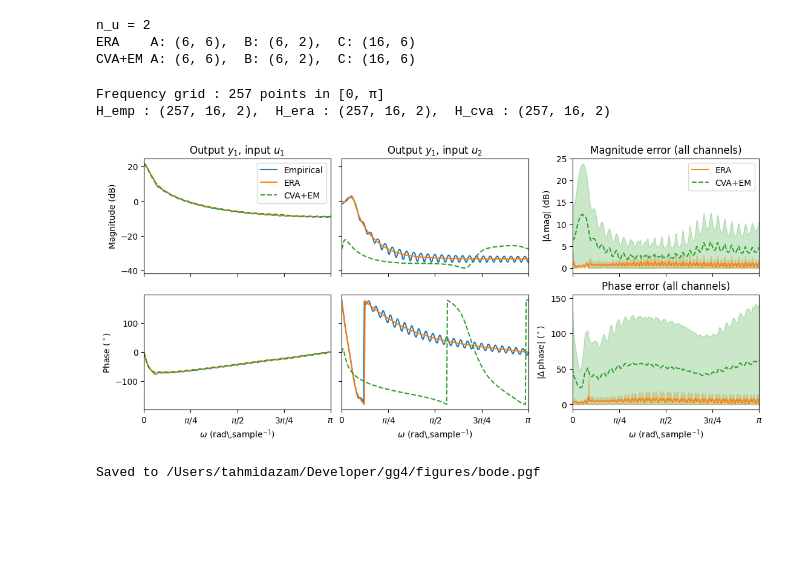
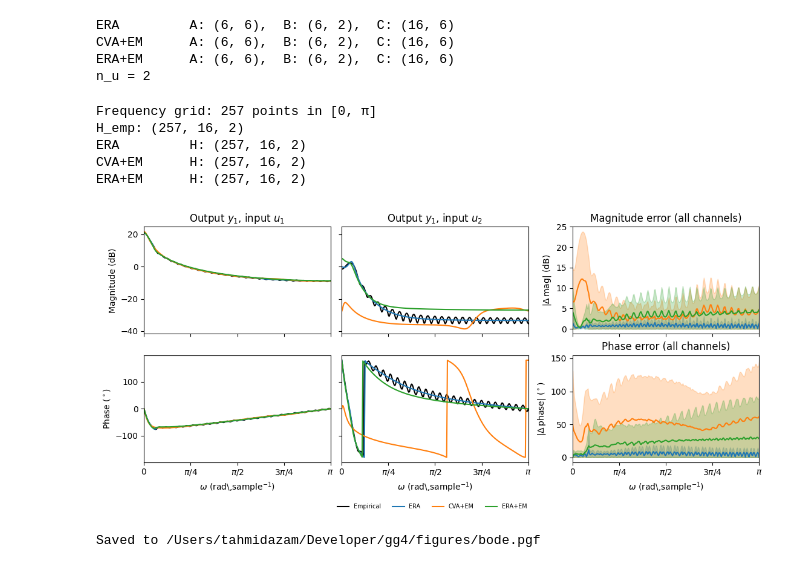
Before and after one commit to tahmidazam/gg4, a Jupyter notebook: notebooks/bode/bode.ipynb, the cells around one changed output. Drawn from its saved outputs; the diff is of its cells as text; code cells hidden in the pictures; blank space fills up the shorter version.

```diff
--- a/notebooks/bode/bode.ipynb
+++ b/notebooks/bode/bode.ipynb
@@ -25,57 +35,51 @@ from pgf_utils import (
 # %%
 # ── experiment constants ───────────────────────────────────────────────────────
-RANDOM_SEED    = 0
-N_MARKOV       = 55    # must match the id notebook
-N_FFT          = 512   # zero-pad for a smooth empirical curve
 DISPLAY_OUTPUT = 0     # output (neuron) index to feature in Bode panels
-
-ERA_PATH     = Path("../../data/era_matrices.npz")
-CVA_EM_PATH  = Path("../../data/cva_em_matrices.npz")
-FIGURES_PATH = Path("../../figures")
-CAPTIONS_PATH = Path("../../captions")
-
-NOTEBOOK_GITHUB_URL = (
-    "https://github.com/tahmidazam/gg4/blob/main/notebooks/bode/bode.ipynb"
-)
 # %%
-# ── derived: Brain input dimension, ERA and CVA+EM matrices ───────────────────
+# ── derived: Brain input dimension and estimator matrices ─────────────────────
 _b = Brain(random_seed=RANDOM_SEED)
 P_DIM = _b.input_dim
 del _b
 
-era_data = np.load(ERA_PATH)
-A_era, B_era, C_era = era_data["A"], era_data["B"], era_data["C"]
+ESTIMATES: list[SystemEstimate] = [SystemEstimate.load(p) for p in ESTIMATOR_PATHS]
 
-cva_data = np.load(CVA_EM_PATH)
-A_cva, B_cva, C_cva = cva_data["A"], cva_data["B"], cva_data["C"]
-
+for est in ESTIMATES:
+    print(f"{est.label:10s}  A: {est.A.shape},  B: {est.B.shape},  C: {est.C.shape}")
 print(f"n_u = {P_DIM}")
-print(f"ERA    A: {A_era.shape},  B: {B_era.shape},  C: {C_era.shape}")
-print(f"CVA+EM A: {A_cva.shape},  B: {B_cva.shape},  C: {C_cva.shape}")
 # %% [output]
+ERA         A: (6, 6),  B: (6, 2),  C: (16, 6)
+CVA+EM      A: (6, 6),  B: (6, 2),  C: (16, 6)
+ERA+EM      A: (6, 6),  B: (6, 2),  C: (16, 6)
 n_u = 2
-ERA    A: (6, 6),  B: (6, 2),  C: (16, 6)
-CVA+EM A: (6, 6),  B: (6, 2),  C: (16, 6)
 # %%
 # ── simulation: collect Markov parameters and compute frequency responses ──────
 markov = collect_markov_parameters(RANDOM_SEED, P_DIM, N_MARKOV)
 
 freqs, H_emp = compute_empirical_bode(markov, n_fft=N_FFT)
-H_era = compute_analytic_bode(A_era, B_era, C_era, freqs)
-H_cva = compute_analytic_bode(A_cva, B_cva, C_cva, freqs)
 
-print(f"Frequency grid : {len(freqs)} points in [0, \u03c0]")
-print(f"H_emp : {H_emp.shape},  H_era : {H_era.shape},  H_cva : {H_cva.shape}")
+# Analytic response for each estimator; build (label, colour, H) tuples for the figure
+model_responses: list[tuple[str, str, np.ndarray]] = [
+    (est.label, est.colour, compute_analytic_bode(est.A, est.B, est.C, freqs))
+    for est in ESTIMATES
+]
+
+print(f"Frequency grid: {len(freqs)} points in [0, π]")
+print(f"H_emp: {H_emp.shape}")
+for label, colour, H in model_responses:
+    print(f"{label:10s}  H: {H.shape}")
 # %% [output]
-Frequency grid : 257 points in [0, π]
-H_emp : (257, 16, 2),  H_era : (257, 16, 2),  H_cva : (257, 16, 2)
+Frequency grid: 257 points in [0, π]
+H_emp: (257, 16, 2)
+ERA         H: (257, 16, 2)
+CVA+EM      H: (257, 16, 2)
+ERA+EM      H: (257, 16, 2)
 # %%
-# ── figure: display ────────────────────────────────────────────────────────────
+# ── display ────────────────────────────────────────────────────────────────────
 configure_screen()
-fig = make_bode_figure(freqs, H_emp, H_era, H_cva, DISPLAY_OUTPUT, figsize=(11, 5))
+fig = make_bode_figure(freqs, H_emp, model_responses, DISPLAY_OUTPUT, figsize=(11, 5))
 plt.show()
 # %% [output]
-[figure, old version]
+[figure, new version]
 # %%
 # ── pgf export ─────────────────────────────────────────────────────────────────
 FIG_WIDTH_FRAC  = 1.0   # fraction of A4 content width
```
Also changed, not shown: parts of 3 cells of this notebook, 43 other files.
